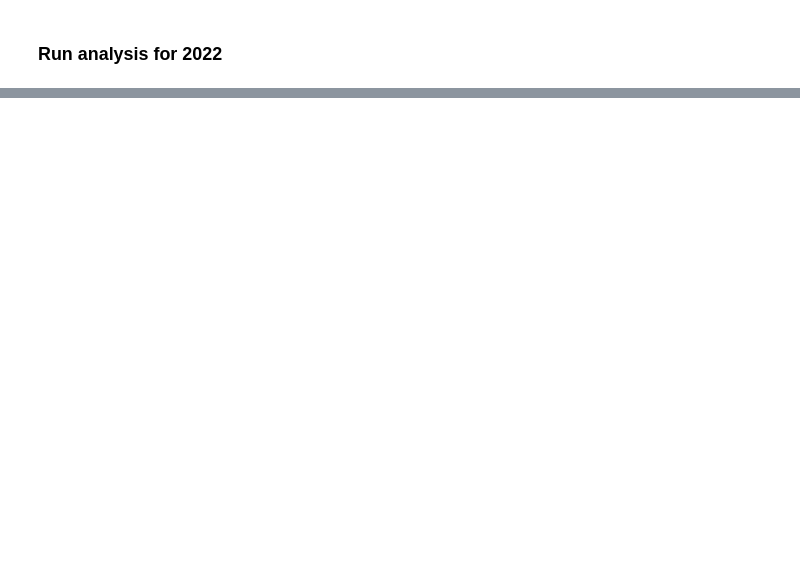
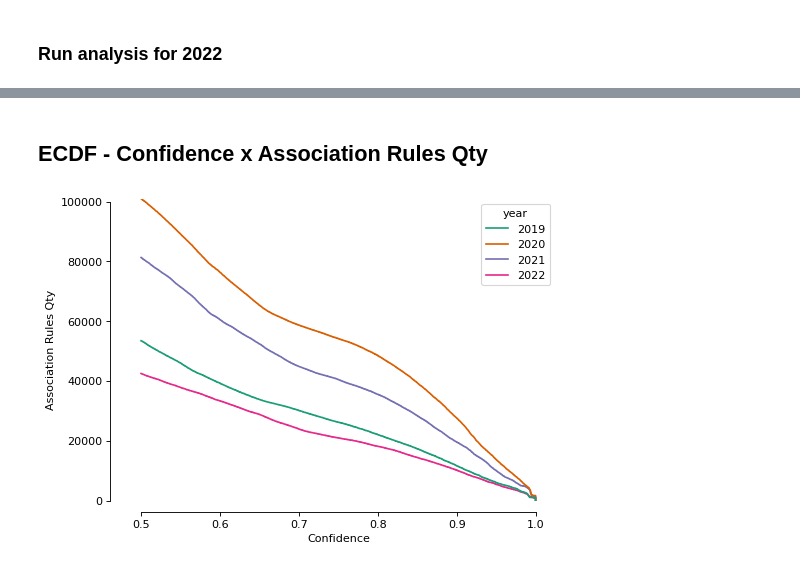
Before and after one commit to kazuhirodk/enem-data-mining, a Jupyter notebook: analysis/general-analysis.ipynb, the cells around one changed output, grey strips where cells are left out. Saved outputs shown, nothing was run; the diff lists cells and outputs as text; code cells hidden in the pictures; blank space fills up the shorter version.

```diff
--- a/analysis/general-analysis.ipynb
+++ b/analysis/general-analysis.ipynb
@@ -22,0 +74,18 @@
+# %% [markdown]
+## ECDF - Confidence x Association Rules Qty
+# %%
+# charts
+import seaborn as sns
+import matplotlib.pyplot as plt
+from matplotlib.pyplot import figure
+
+figure(figsize=(7, 5), dpi=80)
+
+plt.xlabel("Confidence")
+plt.ylabel("Association Rules Qty")
+ax = sns.ecdfplot(data=all_rules, stat="count", x="confidence", complementary=True, hue="year",
+                  palette='Dark2', linewidth=1.5)
+sns.despine(trim=True, offset=10)
+figure = ax.get_figure()
+# %% [output]
+[figure, added]
```
Also changed, not shown: parts of 31 cells of this notebook, 8 other files.
